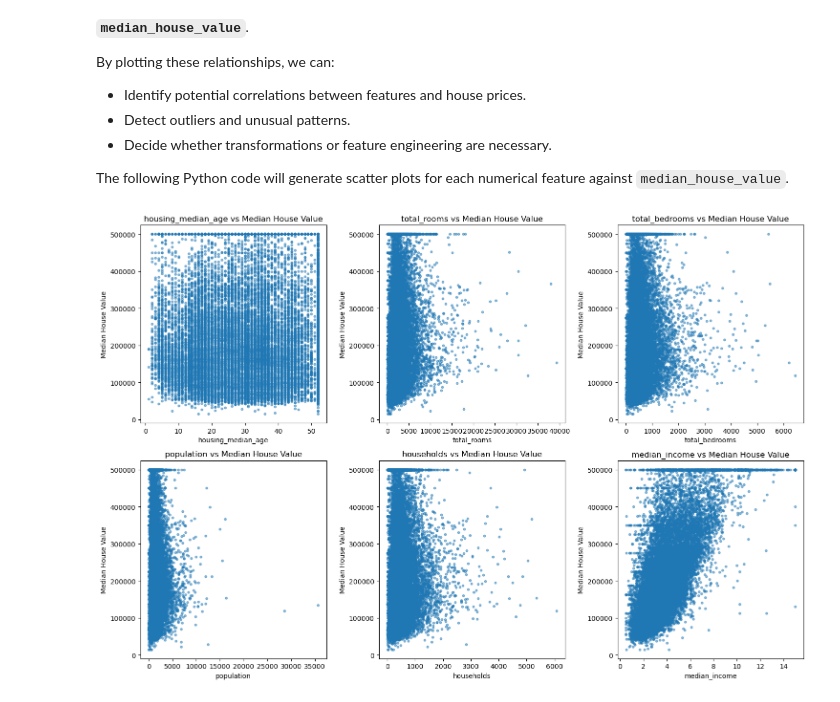
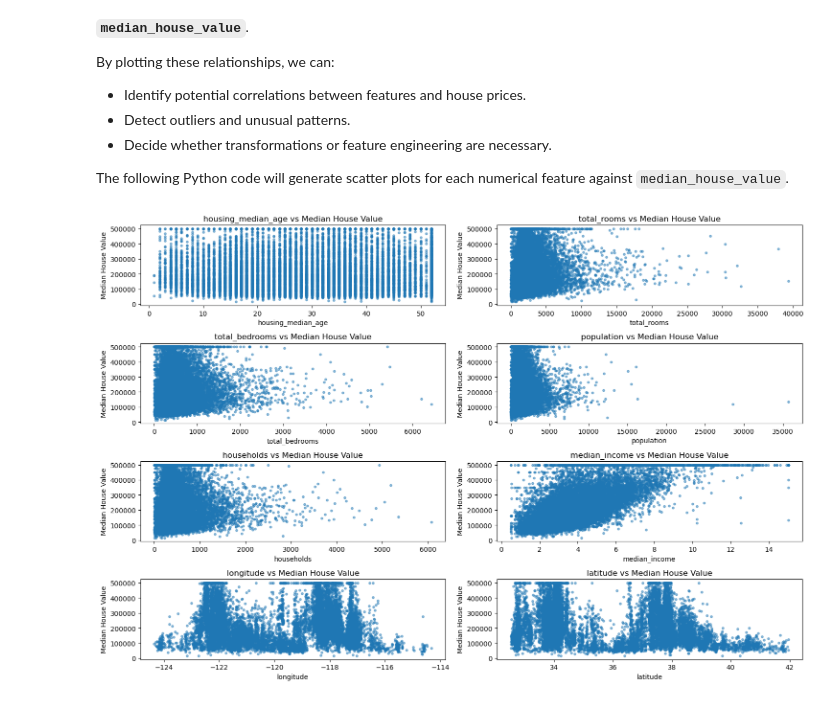
Before and after one commit to armankarshenas/TUMS2025, a Jupyter notebook: lectures/lecture7.ipynb, the cells around one changed output. Cells and saved outputs as stored; diff of their text form; code cells hidden in the pictures.

```diff
--- a/lectures/lecture7.ipynb
+++ b/lectures/lecture7.ipynb
@@ -91,20 +91,20 @@ The following Python code will generate scatter plots for each numerical feature
 # %%
 import matplotlib.pyplot as plt
 # List of numerical features (excluding median_house_value)
 features = ['housing_median_age', 'total_rooms', 'total_bedrooms',
-            'population', 'households', 'median_income']
+            'population', 'households', 'median_income','longitude','latitude']
 
 # Set up the plots
 plt.figure(figsize=(15, 10))
 
 for i, feature in enumerate(features, 1):
-    plt.subplot(2, 3, i)
+    plt.subplot(4, 2, i)
     plt.scatter(df[feature], df['median_house_value'], alpha=0.5, s=10)
     plt.xlabel(feature)
     plt.ylabel("Median House Value")
     plt.title(f"{feature} vs Median House Value")
 
 plt.tight_layout()
 plt.show()
 # %% [output]
-[figure, old version]
+[figure, new version]
```
Also changed, not shown: parts of 8 cells of this notebook.
